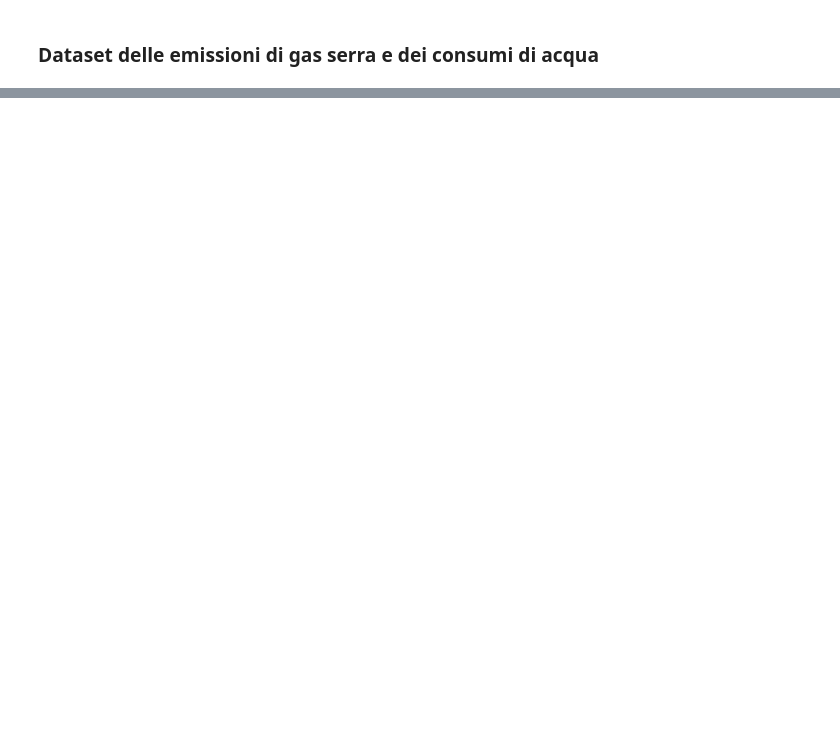
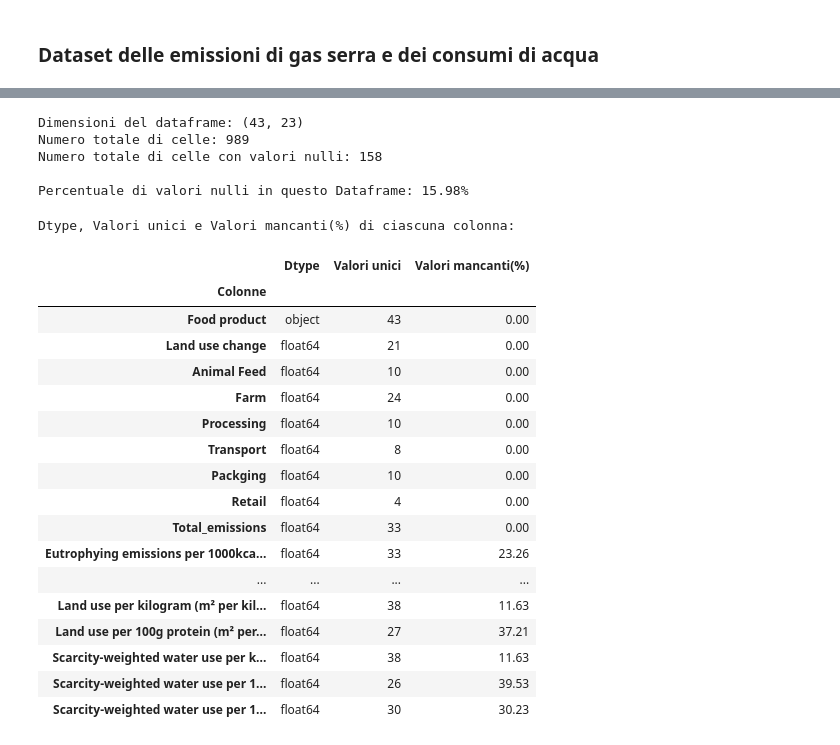
Before and after one commit to TheHextech/start2impact, a Jupyter notebook: Data_Science/Food_Project_DataVisualization_DataManipulation/EmanueleImmesiDataVis.ipynb, the cells around one changed output, grey strips where cells are left out. Cells and saved outputs as stored; diff of their text form; code cells hidden in the pictures; blank space fills up the shorter version.

Commit message:
Dive into emission dataset

```diff
--- a/Data_Science/Food_Project_DataVisualization_DataManipulation/EmanueleImmesiDataVis.ipynb
+++ b/Data_Science/Food_Project_DataVisualization_DataManipulation/EmanueleImmesiDataVis.ipynb
@@ -821,0 +802,50 @@ Dtype, Valori unici e Valori mancanti(%) di ciascuna colonna:
+# %%
+print(f'Dimensioni del dataframe: {df_emiss.shape}')
+
+# Quante celle contengono valori nulli rispetto alle celle totali?
+total_cells = np.product(df_emiss.shape)
+print(f'Numero totale di celle: {total_cells}')
+
+total_missing = df_emiss.isnull().sum().sum()
+print(f'Numero totale di celle con valori nulli: {total_missing}')
+
+percent_missing = round(total_missing/total_cells * 100, 2)
+print(f'\nPercentuale di valori nulli in questo Dataframe: {percent_missing}%')
+# %% [output]
+Dimensioni del dataframe: (43, 23)
+Numero totale di celle: 989
+Numero totale di celle con valori nulli: 158
+
+Percentuale di valori nulli in questo Dataframe: 15.98%
+# %%
+pd.set_option('display.max_rows', 63)
+
+# Costruisco una tabella riassuntiva sui Dtype, valori unici e valori nulli di tutte le colonne
+print("Dtype, Valori unici e Valori mancanti(%) di ciascuna colonna:")
+
+emission_df_info = pd.DataFrame({"Dtype": df_emiss.dtypes,
+                            "Valori unici": df_emiss.nunique(),
+                            "Valori mancanti(%)": round(df_emiss.isnull().sum()/df_emiss.shape[0]*100, 2)
+                            }).rename_axis('Colonne', axis='rows')
+
+emission_df_info
+# %% [output]
+Dtype, Valori unici e Valori mancanti(%) di ciascuna colonna:
+|  | Dtype | Valori unici | Valori mancanti(%) |
+| Colonne |  |  |  |
+| Food product | object | 43 | 0.00 |
+| Land use change | float64 | 21 | 0.00 |
+| Animal Feed | float64 | 10 | 0.00 |
+| Farm | float64 | 24 | 0.00 |
+| Processing | float64 | 10 | 0.00 |
+| Transport | float64 | 8 | 0.00 |
+| Packging | float64 | 10 | 0.00 |
+| Retail | float64 | 4 | 0.00 |
+| Total_emissions | float64 | 33 | 0.00 |
+| Eutrophying emissions per 1000kca... | float64 | 33 | 23.26 |
+| ... | ... | ... | ... |
+| Land use per kilogram (m² per kil... | float64 | 38 | 11.63 |
+| Land use per 100g protein (m² per... | float64 | 27 | 37.21 |
+| Scarcity-weighted water use per k... | float64 | 38 | 11.63 |
+| Scarcity-weighted water use per 1... | float64 | 26 | 39.53 |
+| Scarcity-weighted water use per 1... | float64 | 30 | 30.23 |
```
Also changed, not shown: parts of 18 cells of this notebook, 1 other file.
